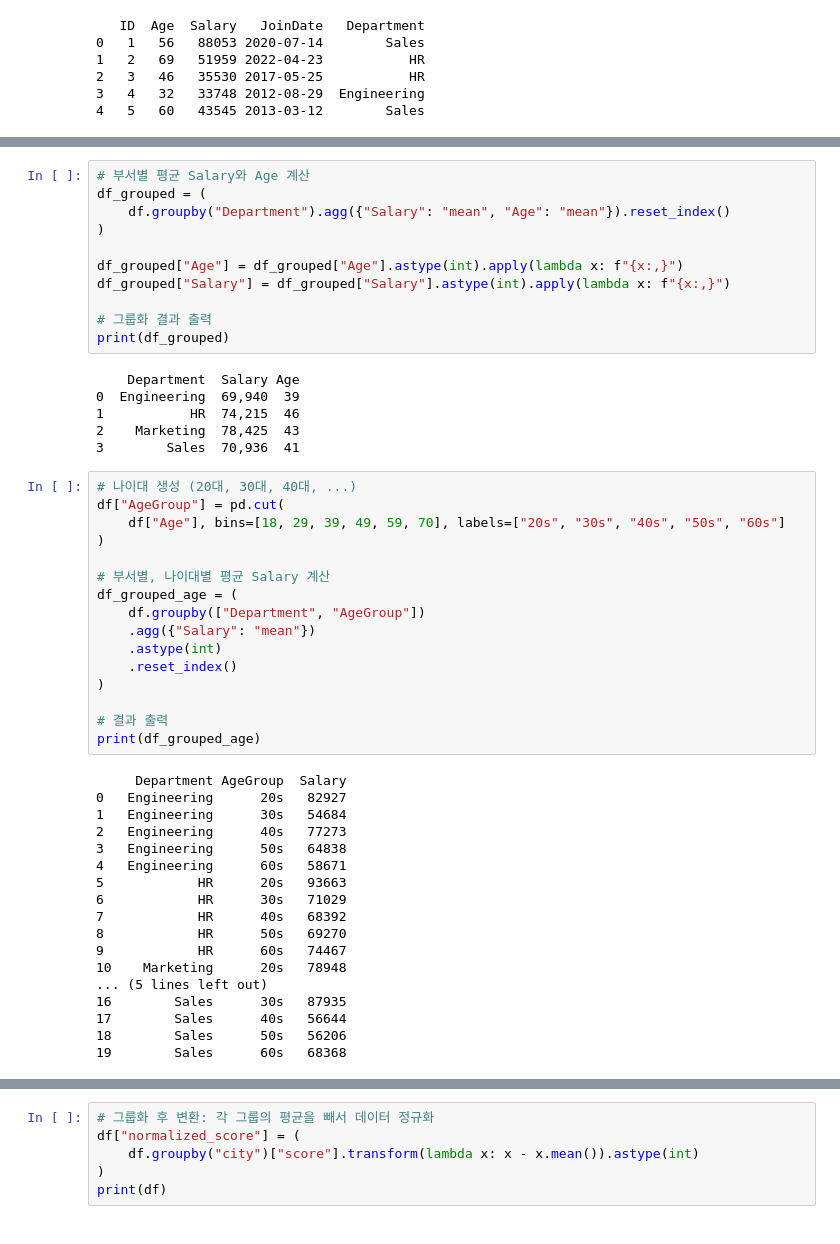
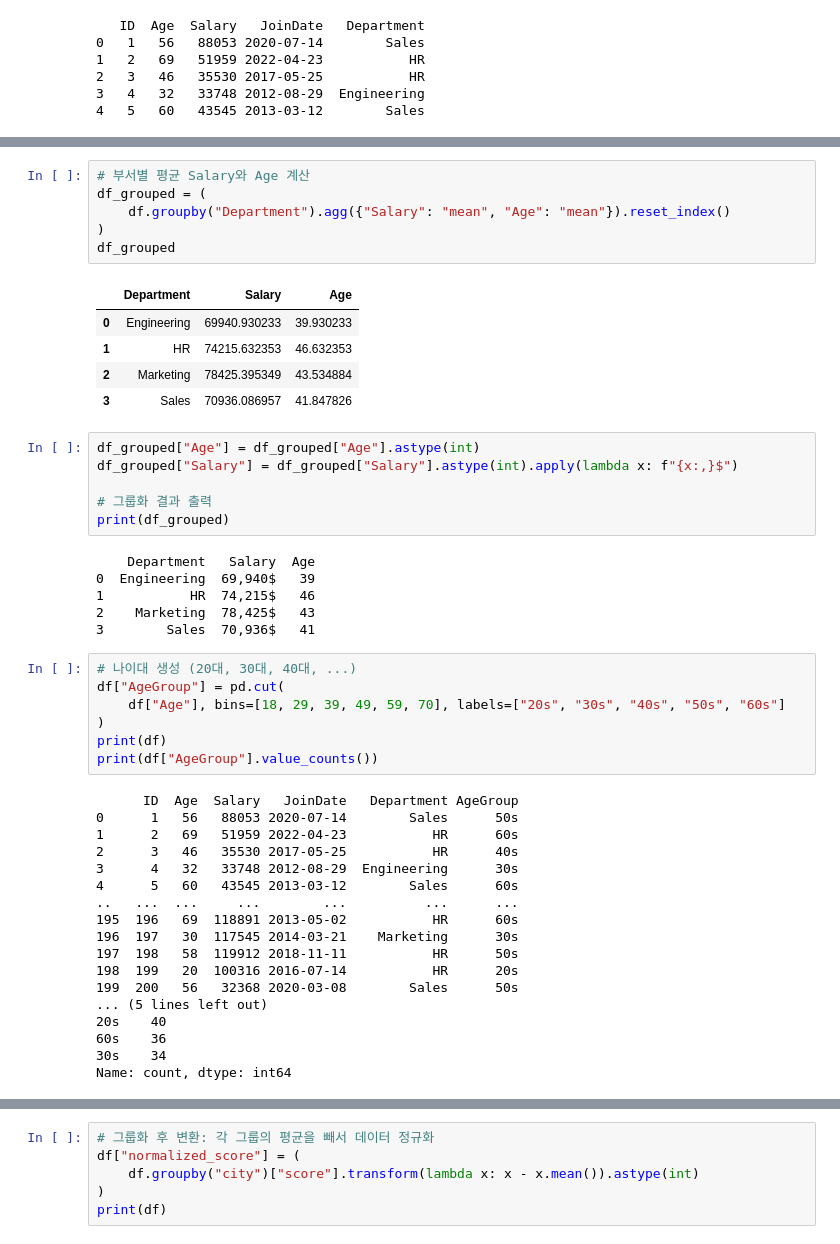
Before and after one commit to Collegenie-X/python_ex, a Jupyter notebook: Pandas/4단계_groupby()_pivot().ipynb, the cells around one changed output, grey strips where cells are left out. Cells and saved outputs as stored; diff of their text form.

```diff
--- a/Pandas/4단계_groupby()_pivot().ipynb
+++ b/Pandas/4단계_groupby()_pivot().ipynb
@@ -49,51 +73,49 @@ print(df.head())
+# %%
+# 부서별 평균 Salary와 Age 계산
+df_grouped = (
+    df.groupby("Department").agg({"Salary": "mean", "Age": "mean"}).reset_index()
+)
+df_grouped
+# %% [output]
+|  | Department | Salary | Age |
+| 0 | Engineering | 69940.930233 | 39.930233 |
+| 1 | HR | 74215.632353 | 46.632353 |
+| 2 | Marketing | 78425.395349 | 43.534884 |
+| 3 | Sales | 70936.086957 | 41.847826 |
 # %%
-# 부서별 평균 Salary와 Age 계산
-df_grouped = (
-    df.groupby("Department").agg({"Salary": "mean", "Age": "mean"}).reset_index()
-)
-
-df_grouped["Age"] = df_grouped["Age"].astype(int).apply(lambda x: f"{x:,}")
-df_grouped["Salary"] = df_grouped["Salary"].astype(int).apply(lambda x: f"{x:,}")
+df_grouped["Age"] = df_grouped["Age"].astype(int)
+df_grouped["Salary"] = df_grouped["Salary"].astype(int).apply(lambda x: f"{x:,}$")
 
 # 그룹화 결과 출력
 print(df_grouped)
 # %% [output]
-    Department  Salary Age
-0  Engineering  69,940  39
-1           HR  74,215  46
-2    Marketing  78,425  43
-3        Sales  70,936  41
+    Department   Salary  Age
+0  Engineering  69,940$   39
+1           HR  74,215$   46
+2    Marketing  78,425$   43
+3        Sales  70,936$   41
 # %%
 # 나이대 생성 (20대, 30대, 40대, ...)
 df["AgeGroup"] = pd.cut(
     df["Age"], bins=[18, 29, 39, 49, 59, 70], labels=["20s", "30s", "40s", "50s", "60s"]
 )
-
-# 부서별, 나이대별 평균 Salary 계산
-df_grouped_age = (
-    df.groupby(["Department", "AgeGroup"])
-    .agg({"Salary": "mean"})
-    .astype(int)
-    .reset_index()
-)
-
-# 결과 출력
-print(df_grouped_age)
+print(df)
+print(df["AgeGroup"].value_counts())
 # %% [output]
-     Department AgeGroup  Salary
-0   Engineering      20s   82927
-1   Engineering      30s   54684
-2   Engineering      40s   77273
-3   Engineering      50s   64838
-4   Engineering      60s   58671
-5            HR      20s   93663
-6            HR      30s   71029
-7            HR      40s   68392
-8            HR      50s   69270
-9            HR      60s   74467
-10    Marketing      20s   78948
+      ID  Age  Salary   JoinDate   Department AgeGroup
+0      1   56   88053 2020-07-14        Sales      50s
+1      2   69   51959 2022-04-23           HR      60s
+2      3   46   35530 2017-05-25           HR      40s
+3      4   32   33748 2012-08-29  Engineering      30s
+4      5   60   43545 2013-03-12        Sales      60s
+..   ...  ...     ...        ...          ...      ...
+195  196   69  118891 2013-05-02           HR      60s
+196  197   30  117545 2014-03-21    Marketing      30s
+197  198   58  119912 2018-11-11           HR      50s
+198  199   20  100316 2016-07-14           HR      20s
+199  200   56   32368 2020-03-08        Sales      50s
 ... (5 lines left out)
-16        Sales      30s   87935
-17        Sales      40s   56644
-18        Sales      50s   56206
-19        Sales      60s   68368
+20s    40
+60s    36
+30s    34
+Name: count, dtype: int64
```
Also changed, not shown: parts of 9 cells of this notebook.
